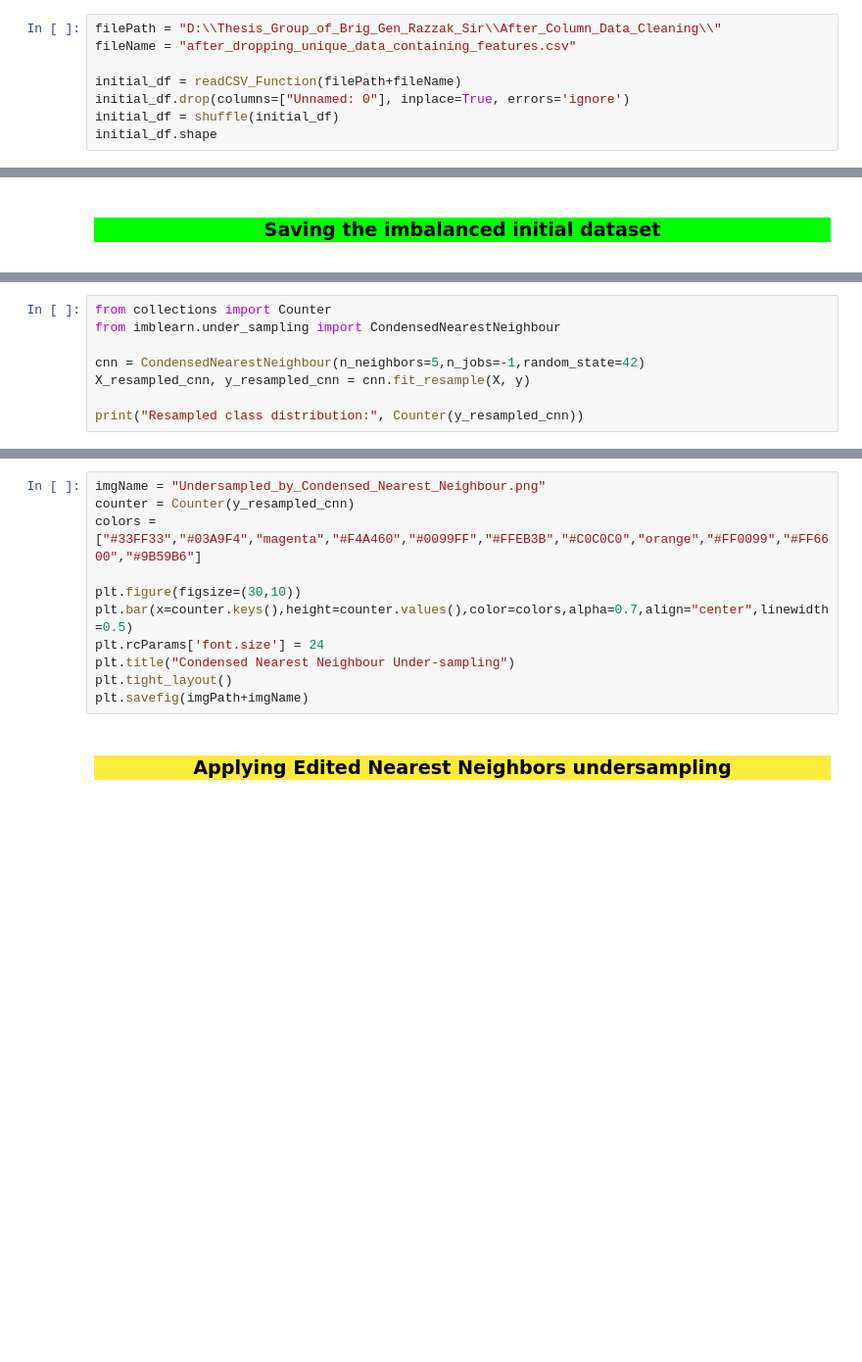
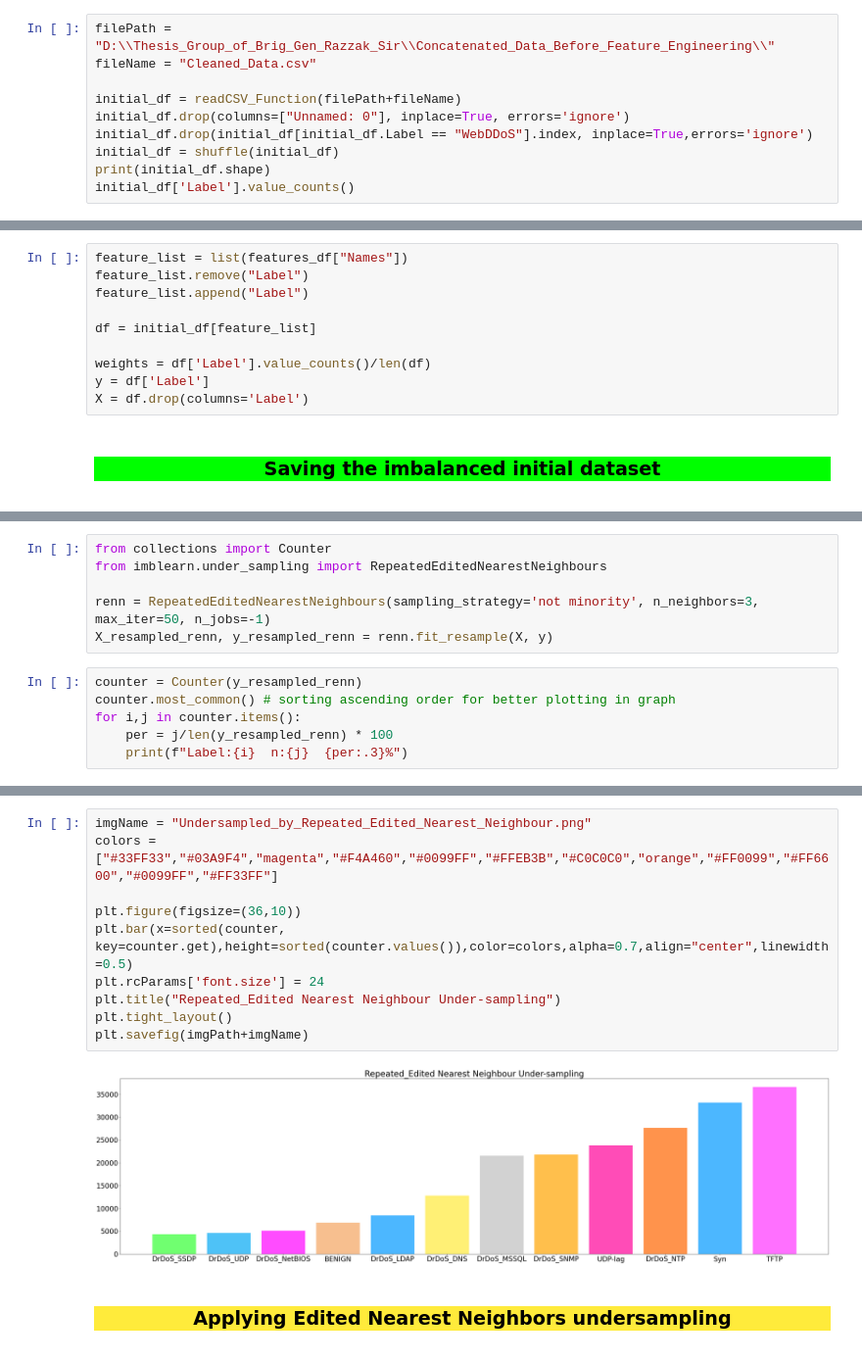
Before and after one commit to Thesis-on-Cyber-Security/Thesis-on-DDOS, a Jupyter notebook: Data_Concatenation/Model_Dataset_Creation.ipynb, the cells around one changed output, grey strips where cells are left out. Shown at 98% size. Drawn from its saved outputs; the diff is of its cells as text; blank space fills up the shorter version.

```diff
--- a/Data_Concatenation/Model_Dataset_Creation.ipynb
+++ b/Data_Concatenation/Model_Dataset_Creation.ipynb
@@ -18,11 +19,13 @@ def readCSV_Function(file_path):
     dask_df = dask_df.repartition(npartitions=8)
     return dask_df.compute(scheduler='threads')
 # %%
-filePath = "D:\\Thesis_Group_of_Brig_Gen_Razzak_Sir\\After_Column_Data_Cleaning\\"
-fileName = "after_dropping_unique_data_containing_features.csv"
+filePath = "D:\\Thesis_Group_of_Brig_Gen_Razzak_Sir\\Concatenated_Data_Before_Feature_Engineering\\"
+fileName = "Cleaned_Data.csv"
 
 initial_df = readCSV_Function(filePath+fileName)
 initial_df.drop(columns=["Unnamed: 0"], inplace=True, errors='ignore')
+initial_df.drop(initial_df[initial_df.Label == "WebDDoS"].index, inplace=True,errors='ignore')
 initial_df = shuffle(initial_df)
-initial_df.shape
+print(initial_df.shape)
+initial_df['Label'].value_counts()
 # %% [output]
@@ -56,3 +69,13 @@ X = df.drop(columns='Label')
+# %%
+feature_list = list(features_df["Names"])
+feature_list.remove("Label")
+feature_list.append("Label")
+
+df = initial_df[feature_list]
+
+weights = df['Label'].value_counts()/len(df)
+y = df['Label']
+X = df.drop(columns='Label')
 # %% [markdown]
 <center><h3 style="background:#00FF00;color:black">
 Saving the imbalanced initial dataset
@@ -67,9 +90,13 @@ Applying Condensed Nearest Neighbors undersampling
 </h3></center>
 # %%
 from collections import Counter
-from imblearn.under_sampling import CondensedNearestNeighbour
+from imblearn.under_sampling import RepeatedEditedNearestNeighbours
 
-cnn = CondensedNearestNeighbour(n_neighbors=5,n_jobs=-1,random_state=42)
-X_resampled_cnn, y_resampled_cnn = cnn.fit_resample(X, y)
-
-print("Resampled class distribution:", Counter(y_resampled_cnn))
+renn = RepeatedEditedNearestNeighbours(sampling_strategy='not minority', n_neighbors=3, max_iter=50, n_jobs=-1)
+X_resampled_renn, y_resampled_renn = renn.fit_resample(X, y)
+# %%
+counter = Counter(y_resampled_renn)
+counter.most_common() # sorting ascending order for better plotting in graph
+for i,j in counter.items():
+    per = j/len(y_resampled_renn) * 100
+    print(f"Label:{i}  n:{j}  {per:.3}%")
@@ -76,14 +122,15 @@ print("Resampled class distribution:", Counter(y_resampled_cnn))
 # %%
-imgName = "Undersampled_by_Condensed_Nearest_Neighbour.png"
-counter = Counter(y_resampled_cnn)
-colors = ["#33FF33","#03A9F4","magenta","#F4A460","#0099FF","#FFEB3B","#C0C0C0","orange","#FF0099","#FF6600","#9B59B6"]
+imgName = "Undersampled_by_Repeated_Edited_Nearest_Neighbour.png"
+colors = ["#33FF33","#03A9F4","magenta","#F4A460","#0099FF","#FFEB3B","#C0C0C0","orange","#FF0099","#FF6600","#0099FF","#FF33FF"]
 
-plt.figure(figsize=(30,10))
-plt.bar(x=counter.keys(),height=counter.values(),color=colors,alpha=0.7,align="center",linewidth=0.5)
+plt.figure(figsize=(36,10))
+plt.bar(x=sorted(counter, key=counter.get),height=sorted(counter.values()),color=colors,alpha=0.7,align="center",linewidth=0.5)
 plt.rcParams['font.size'] = 24
-plt.title("Condensed Nearest Neighbour Under-sampling")
+plt.title("Repeated_Edited Nearest Neighbour Under-sampling")
 plt.tight_layout()
 plt.savefig(imgPath+imgName)
+# %% [output]
+[figure, added]
 # %% [markdown]
 <center><h3 style="background:#FFEB3B;color:black">
 Applying Edited Nearest Neighbors undersampling
```
Also changed, not shown: parts of 31 cells of this notebook, 8 other files.
